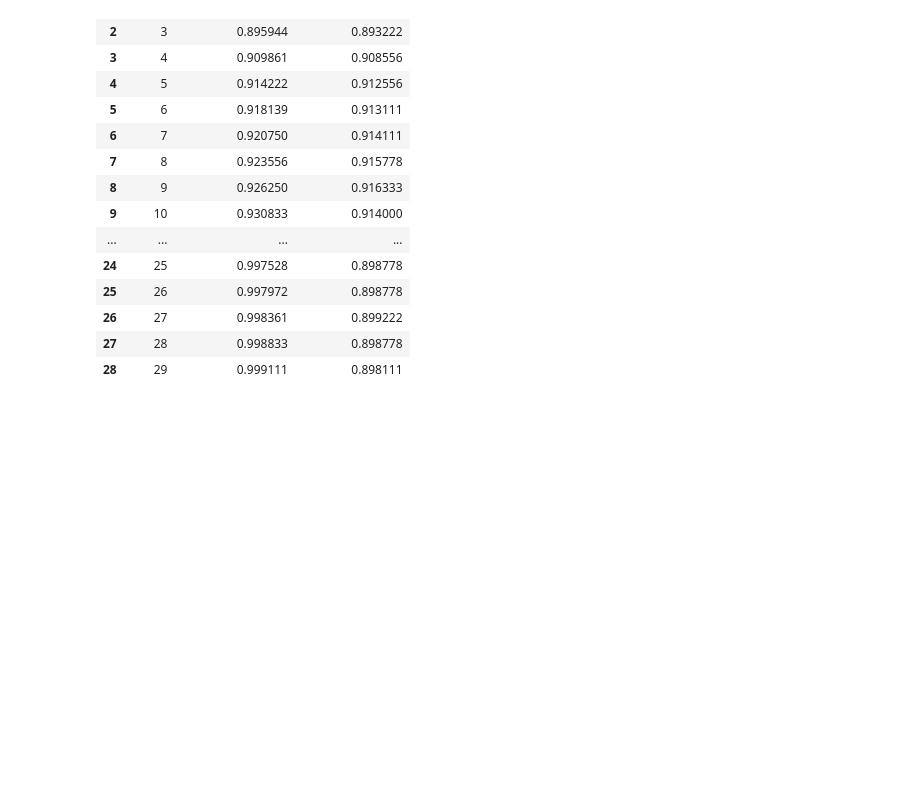
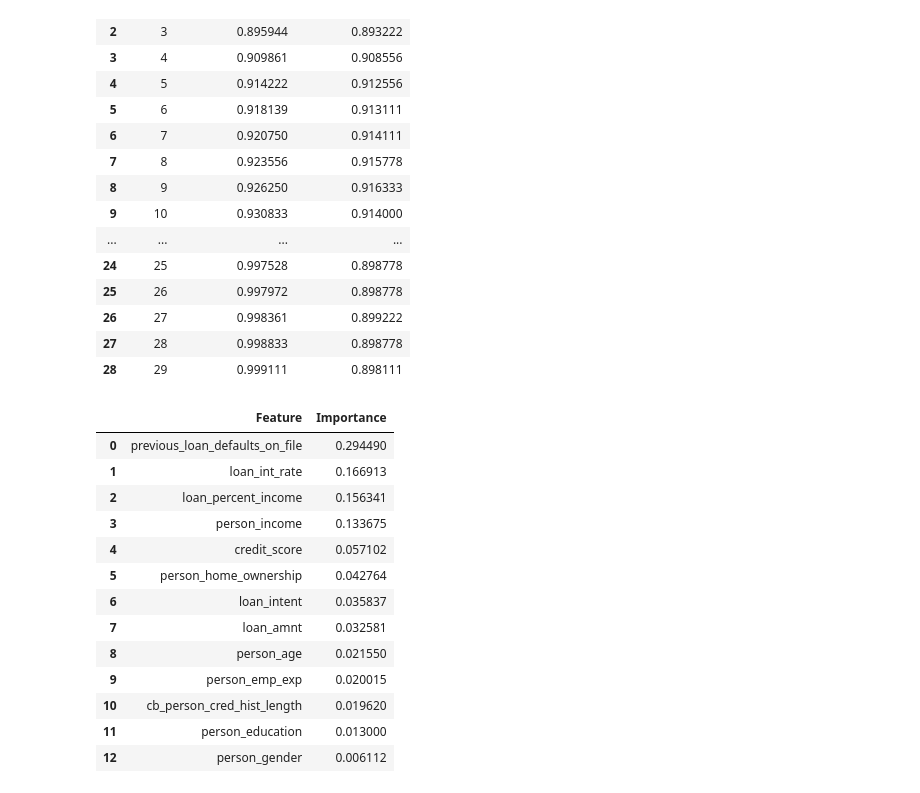
Before and after one commit to ProntoSbinalla/DAT-402-Project-1, a Jupyter notebook: Project 1.ipynb, the cells around one changed output. Saved outputs shown, nothing was run; the diff lists cells and outputs as text; code cells hidden in the pictures; blank space fills up the shorter version.

```diff
--- a/Project 1.ipynb
+++ b/Project 1.ipynb
@@ -209,3 +211,27 @@ decisionTreeDF
 | 26 | 27 | 0.998361 | 0.899222 |
 | 27 | 28 | 0.998833 | 0.898778 |
 | 28 | 29 | 0.999111 | 0.898111 |
+# %%
+feature_importance = pd.DataFrame({
+    'Feature': X_train.columns,
+    'Importance': decisionTree.feature_importances_
+})
+
+feature_importance = feature_importance.sort_values(by='Importance', ascending=False).reset_index(drop=True)
+
+feature_importance
+# %% [output]
+|  | Feature | Importance |
+| 0 | previous_loan_defaults_on_file | 0.294490 |
+| 1 | loan_int_rate | 0.166913 |
+| 2 | loan_percent_income | 0.156341 |
+| 3 | person_income | 0.133675 |
+| 4 | credit_score | 0.057102 |
+| 5 | person_home_ownership | 0.042764 |
+| 6 | loan_intent | 0.035837 |
+| 7 | loan_amnt | 0.032581 |
+| 8 | person_age | 0.021550 |
+| 9 | person_emp_exp | 0.020015 |
+| 10 | cb_person_cred_hist_length | 0.019620 |
+| 11 | person_education | 0.013000 |
+| 12 | person_gender | 0.006112 |
```
Also changed, not shown: parts of 3 cells of this notebook.
